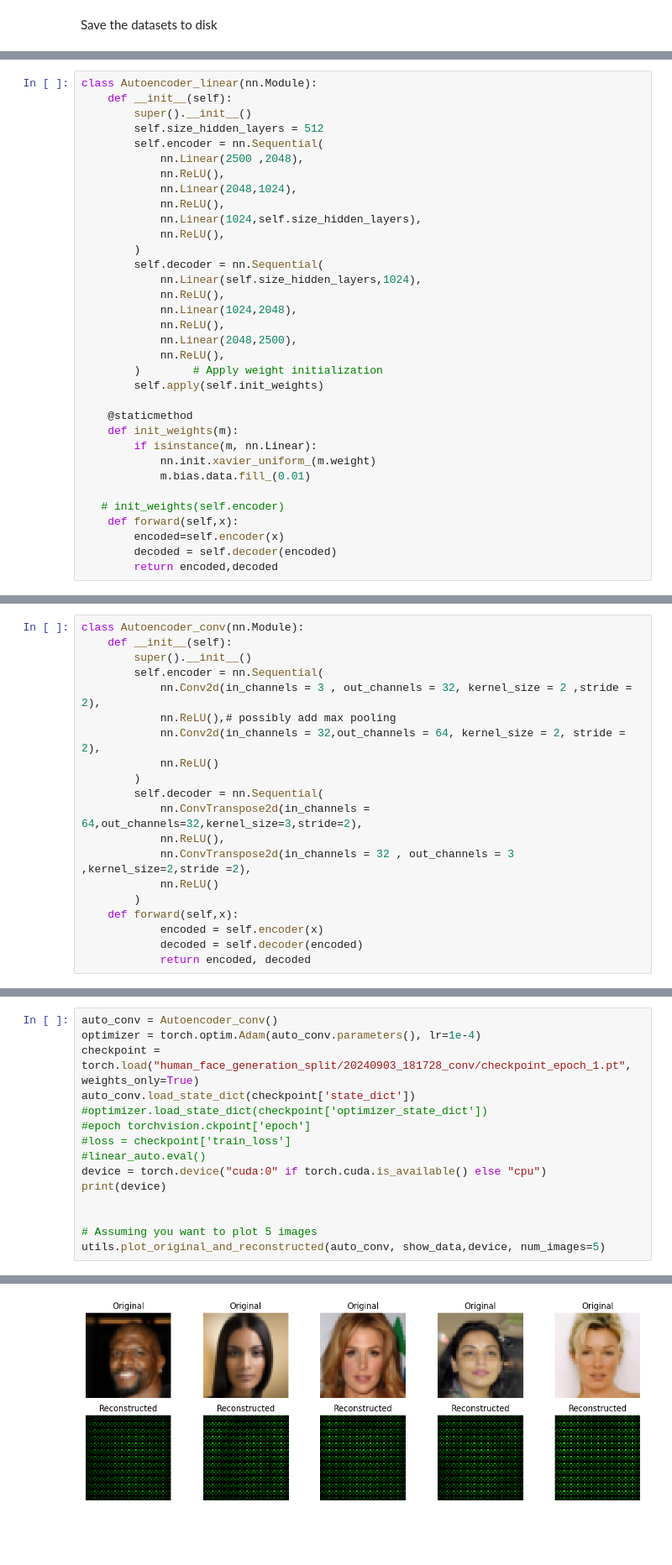
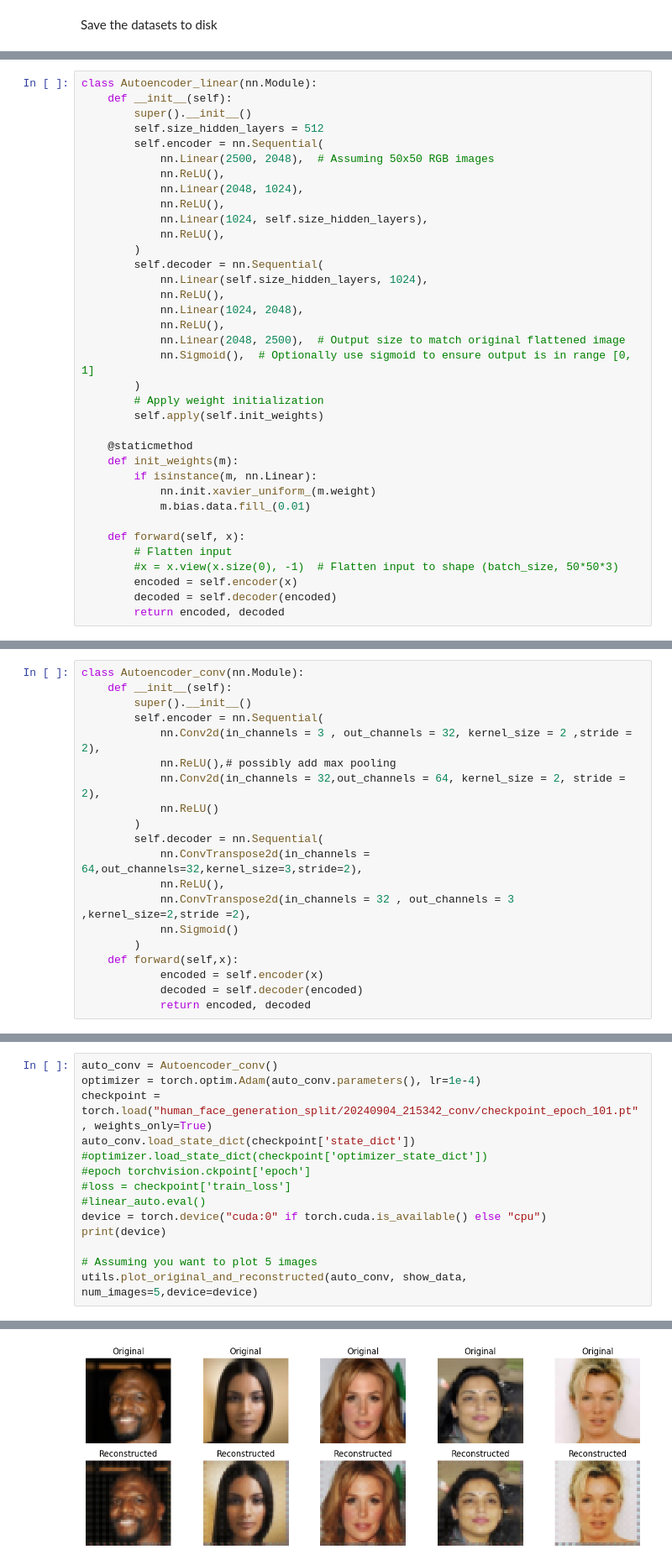
Before and after one commit to OmarFaig/VAE_vs_GAN, a Jupyter notebook: main.ipynb, the cells around one changed output, grey strips where cells are left out. Shown at 84% size. Cells and saved outputs as stored; diff of their text form; blank space fills up the shorter version.

```diff
--- a/main.ipynb
+++ b/main.ipynb
@@ -129,21 +129,22 @@ class Autoencoder_linear(nn.Module):
         super().__init__()
         self.size_hidden_layers = 512
         self.encoder = nn.Sequential(
-            nn.Linear(2500 ,2048),
+            nn.Linear(2500, 2048),  # Assuming 50x50 RGB images
             nn.ReLU(),
-            nn.Linear(2048,1024),
+            nn.Linear(2048, 1024),
             nn.ReLU(),
-            nn.Linear(1024,self.size_hidden_layers),
+            nn.Linear(1024, self.size_hidden_layers),
             nn.ReLU(),
         )
         self.decoder = nn.Sequential(
-            nn.Linear(self.size_hidden_layers,1024),
+            nn.Linear(self.size_hidden_layers, 1024),
             nn.ReLU(),
-            nn.Linear(1024,2048),
+            nn.Linear(1024, 2048),
             nn.ReLU(),
-            nn.Linear(2048,2500),
-            nn.ReLU(),
-        )        # Apply weight initialization
+            nn.Linear(2048, 2500),  # Output size to match original flattened image
+            nn.Sigmoid(),  # Optionally use sigmoid to ensure output is in range [0, 1]
+        )
+        # Apply weight initialization
         self.apply(self.init_weights)
 
     @staticmethod
@@ -152,11 +153,12 @@ class Autoencoder_linear(nn.Module):
             nn.init.xavier_uniform_(m.weight)
             m.bias.data.fill_(0.01)
 
-   # init_weights(self.encoder)
-    def forward(self,x):
-        encoded=self.encoder(x)
+    def forward(self, x):
+        # Flatten input
+        #x = x.view(x.size(0), -1)  # Flatten input to shape (batch_size, 50*50*3)
+        encoded = self.encoder(x)
         decoded = self.decoder(encoded)
-        return encoded,decoded
+        return encoded, decoded
 # %%
 # Example usage
 device = torch.device("cuda:0" if torch.cuda.is_available() else "cpu")
@@ -199,7 +216,7 @@ class Autoencoder_conv(nn.Module):
             nn.ConvTranspose2d(in_channels = 64,out_channels=32,kernel_size=3,stride=2),
             nn.ReLU(),
             nn.ConvTranspose2d(in_channels = 32 , out_channels = 3 ,kernel_size=2,stride =2),
-            nn.ReLU()
+            nn.Sigmoid()
         )
     def forward(self,x):
             encoded = self.encoder(x)
@@ -221,7 +243,7 @@ KeyboardInterrupt:
 # %%
 auto_conv = Autoencoder_conv()
 optimizer = torch.optim.Adam(auto_conv.parameters(), lr=1e-4)
-checkpoint = torch.load("human_face_generation_split/20240903_181728_conv/checkpoint_epoch_1.pt", weights_only=True)
+checkpoint = torch.load("human_face_generation_split/20240904_215342_conv/checkpoint_epoch_101.pt", weights_only=True)
 auto_conv.load_state_dict(checkpoint['state_dict'])
 #optimizer.load_state_dict(checkpoint['optimizer_state_dict'])
 #epoch torchvision.ckpoint['epoch']
@@ -230,8 +252,7 @@ auto_conv.load_state_dict(checkpoint['state_dict'])
 device = torch.device("cuda:0" if torch.cuda.is_available() else "cpu")
 print(device)
 
-
 # Assuming you want to plot 5 images
-utils.plot_original_and_reconstructed(auto_conv, show_data,device, num_images=5)
+utils.plot_original_and_reconstructed(auto_conv, show_data, num_images=5,device=device)
 # %% [output]
 cuda:0
@@ -243,4 +264,4 @@ Original shape: (1, 3, 50, 50), Reconstructed shape: (1, 3, 50, 50)
-[figure, old version]
+[figure, new version]
 # %%
 import gc
 
```
Also changed, not shown: parts of 9 cells of this notebook, 1 other file.
